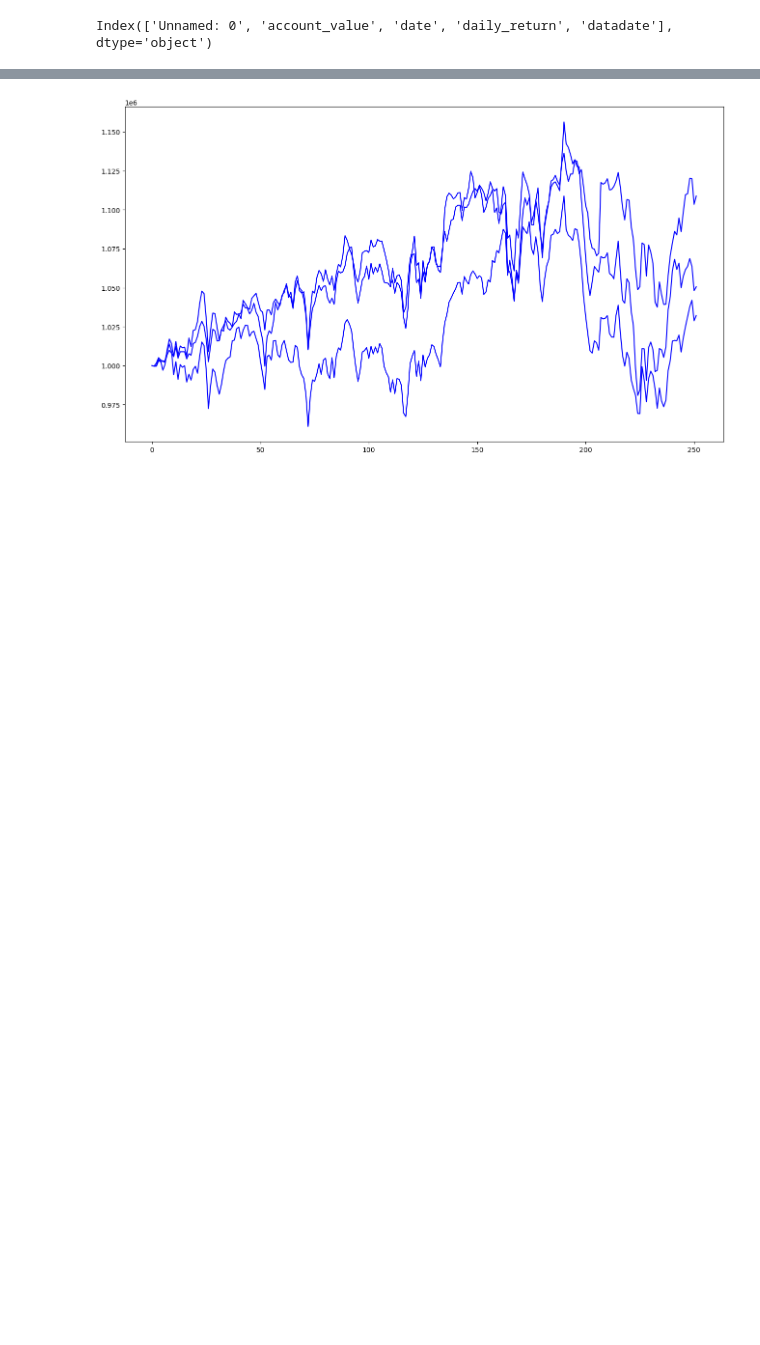
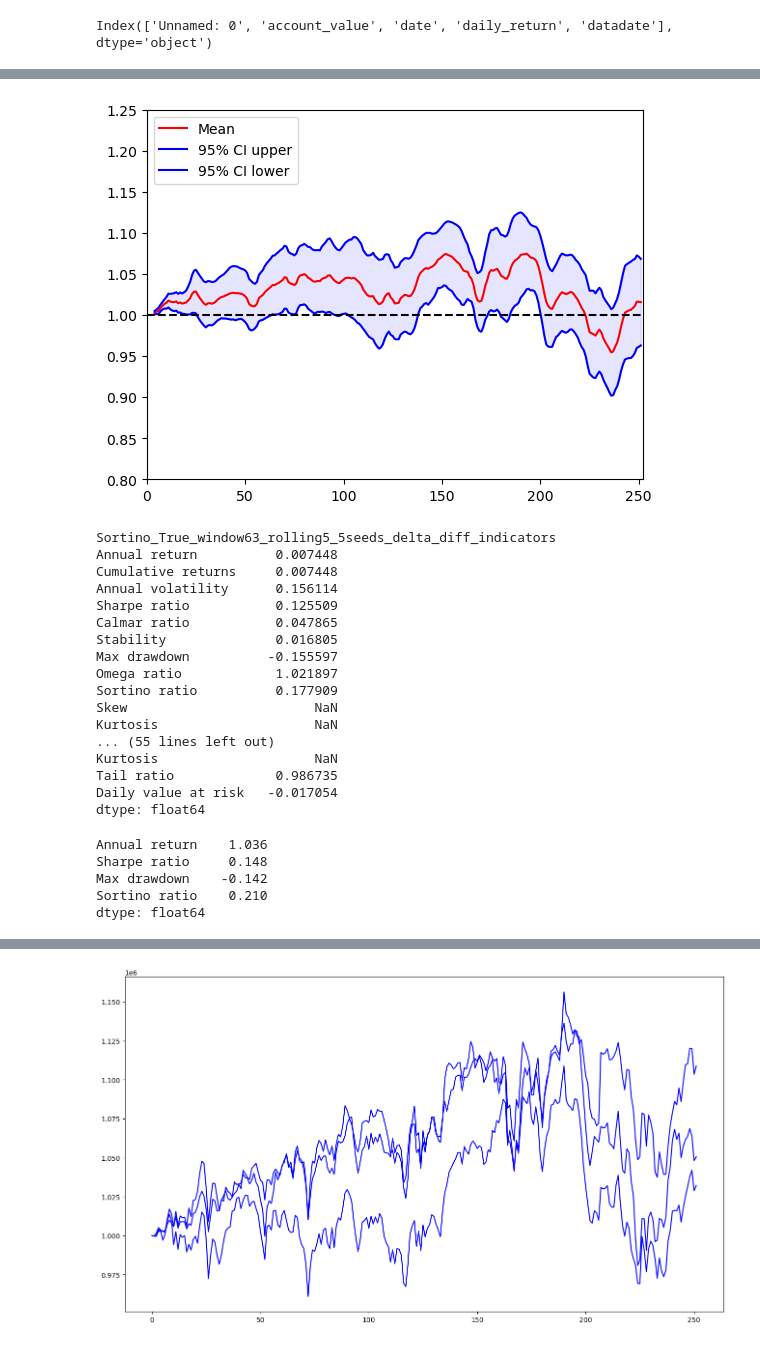
Before and after one commit to gursingh200/FinRL, a Jupyter notebook: tutorials/2-Advance/plot_saved_results.ipynb, the cells around one changed output, grey strips where cells are left out. Cells and saved outputs as stored; diff of their text form; code cells hidden in the pictures; blank space fills up the shorter version.

Commit message:
Checkpoint  files created  to run on cmdline, plot

```diff
--- a/tutorials/2-Advance/plot_saved_results.ipynb
+++ b/tutorials/2-Advance/plot_saved_results.ipynb
@@ -34,10 +34,11 @@ te_s_date = '2021-01-01'
 te_e_date = '2022-06-01'
 use_extra_features = False
 reward_type = "Sharpe"
-result_path = 'results/overnight_run'
+result_path = 'results/overnight_run_different_indicators'
 file_name = "{}/{}_{}_{}_{}_{}.csv".format(result_path,reward_type,window_size,retrain_window,use_extra_features, seed)
 file = pd.read_csv(file_name)
 df_account_value = file.copy()
+# df.tail()
 # %%
 print("==============Get Backtest Results===========")
 now = datetime.datetime.now().strftime('%Y%m%d-%Hh%M')
@@ -137,7 +137,7 @@ df_account_value.columns
 # %% [output]
 Index(['Unnamed: 0', 'account_value', 'date', 'daily_return', 'datadate'], dtype='object')
 # %%
-seeds = [0,1,2]
+seeds = [0,1,2,3,4]
 window_size = 63
 # retrain_window = 21
 tr_s_date = '2009-04-01'
@@ -146,7 +146,7 @@ te_s_date = '2021-01-01'
 te_e_date = '2022-06-01'
 use_extra_features = True
 reward_type = "Sharpe"
-result_path = 'results/overnight_run'
+result_path = 'results/overnight_run_different_indicators'
 dfs = []
 for seed in seeds:
     file_name = "{}/{}_{}_{}_{}_{}.csv".format(result_path,reward_type,window_size,window_size,use_extra_features, seed)
@@ -223,0 +225,67 @@ def plot_multiple_seeds(df_array, window = 10):
+# %%
+def compute_avg_stats_multiple_seeds(dfs):
+    n = len(dfs)
+    stats = backtest_stats(dfs[0], value_col_name='account_value')
+    for i in range(1,n):
+        stats +=backtest_stats(dfs[i], value_col_name='account_value')
+    stats[0] = stats[0]*100
+    return stats/n
+# %%
+seeds = [0,1,2,3,4]
+window_size = 63
+window = 5
+# retrain_window = 21
+tr_s_date = '2009-04-01'
+tr_e_date = '2021-01-01'
+te_s_date = '2021-01-01'
+te_e_date = '2022-06-01'
+use_extra_features = True
+delta = True
+# reward_type = "Sharpe"
+reward_type = "Sortino"
+# reward_type = "Profit"
+if(delta == True):
+    result_path = 'results/overnight_run_delta_different_indicators'
+else:
+    result_path = 'results/overnight_run_different_indicators'
+dfs = []
+for seed in seeds:
+    file_name = "{}/{}_{}_{}_{}_{}.csv".format(result_path,reward_type,window_size,window_size,use_extra_features, seed)
+    file = pd.read_csv(file_name)
+    dfs.append(file.copy())
+
+plot_multiple_seeds(dfs,seeds,window,use_extra_features,'red','blue',reward_type,window_size)
+
+if(delta == True):
+    print("{}_{}_window{}_rolling{}_{}seeds_delta_diff_indicators".format(reward_type,use_extra_features,window_size,window,len(seeds)))
+else:
+    print("{}_{}_window{}_rolling{}_{}seeds_diff_indicators".format(reward_type,use_extra_features,window_size,window,len(seeds)))
+
+avg_stats = compute_avg_stats_multiple_seeds(dfs)
+# %% [output]
+[figure, added]
+Sortino_True_window63_rolling5_5seeds_delta_diff_indicators
+Annual return          0.007448
+Cumulative returns     0.007448
+Annual volatility      0.156114
+Sharpe ratio           0.125509
+Calmar ratio           0.047865
+Stability              0.016805
+Max drawdown          -0.155597
+Omega ratio            1.021897
+Sortino ratio          0.177909
+Skew                        NaN
+Kurtosis                    NaN
+... (55 lines left out)
+Kurtosis                    NaN
+Tail ratio             0.986735
+Daily value at risk   -0.017054
+dtype: float64
+# %%
+print(avg_stats.round(3)[[0,3,6,8]])
+# %% [output]
+Annual return    1.036
+Sharpe ratio     0.148
+Max drawdown    -0.142
+Sortino ratio    0.210
+dtype: float64
```
Also changed, not shown: parts of 6 cells of this notebook, 11 other files.
